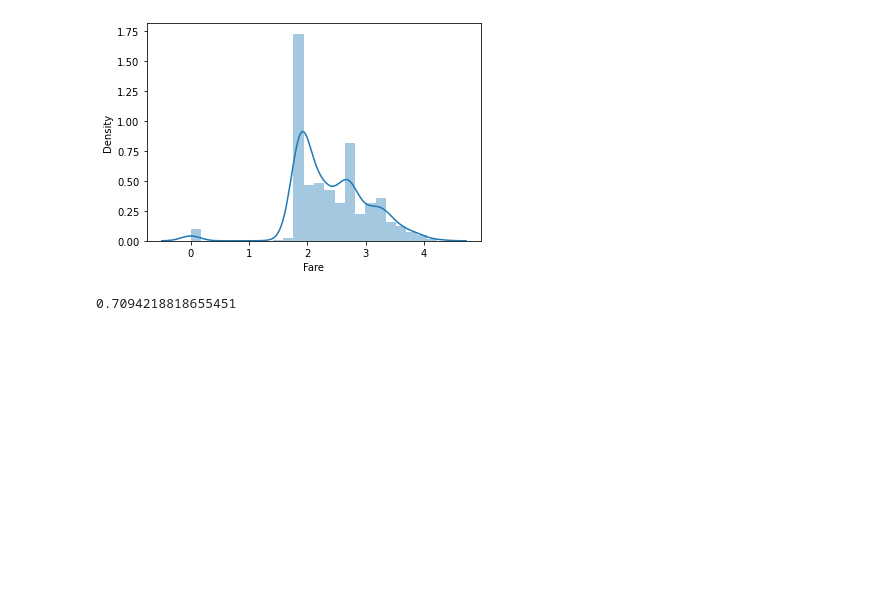
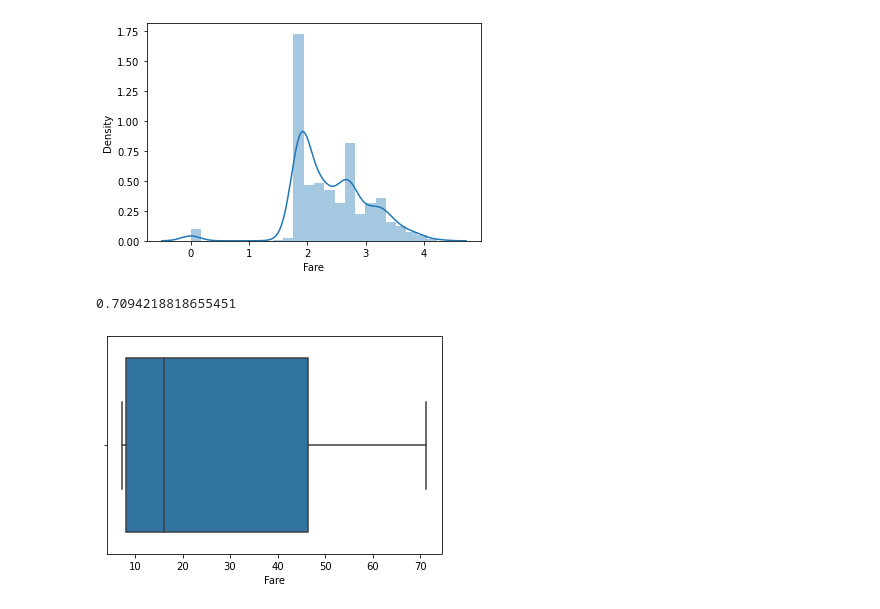
Before and after one commit to FredericChang/workspace, a Jupyter notebook: Day_023_HW.ipynb, the cells around one changed output. Drawn from its saved outputs; the diff is of its cells as text; code cells hidden in the pictures; blank space fills up the shorter version.

```diff
--- a/Day_023_HW.ipynb
+++ b/Day_023_HW.ipynb
@@ -114,3 +114,9 @@ cross_val_score(estimator, train_X, train_Y, cv=5).mean()
 # %% [output]
 [figure]
 0.7094218818655451
+# %%
+
+sns.boxplot(df['Fare'][0:10])
+plt.show()
+# %% [output]
+[figure, added]
```
Also changed, not shown: parts of 1 cell of this notebook, 3 other files.
